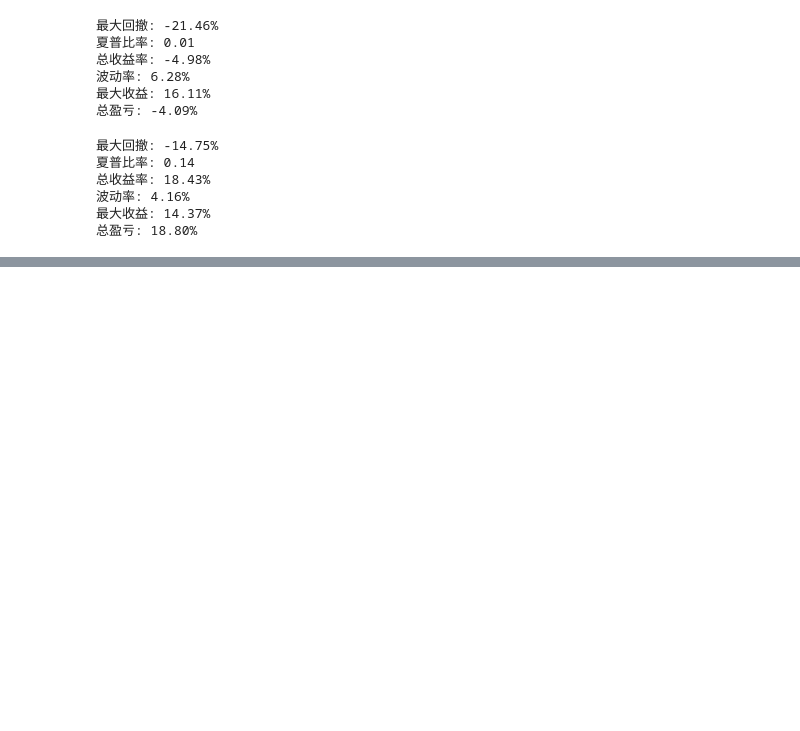
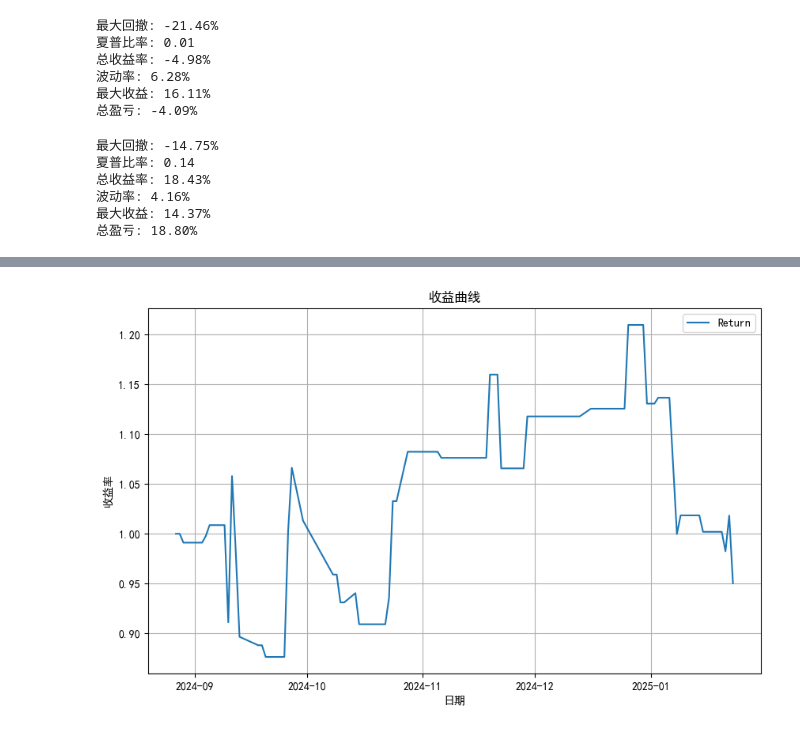
Before and after one commit to wanghw0122/tradeX, a Jupyter notebook: notebook/策略（低位低吸）评估.ipynb, the cells around one changed output, grey strips where cells are left out. Drawn from its saved outputs; the diff is of its cells as text; code cells hidden in the pictures; blank space fills up the shorter version.

```diff
--- a/notebook/策略（低位低吸）评估.ipynb
+++ b/notebook/策略（低位低吸）评估.ipynb
@@ -151,3 +181,5 @@ plot(df, 'p_return')
 # %%
-plot(df, 'first_return')
+plot(df, 'first_cumulative_returns')
+# %% [output]
+[figure, added]
 # %%
```
Also changed, not shown: parts of 19 cells of this notebook, 7 other files.
